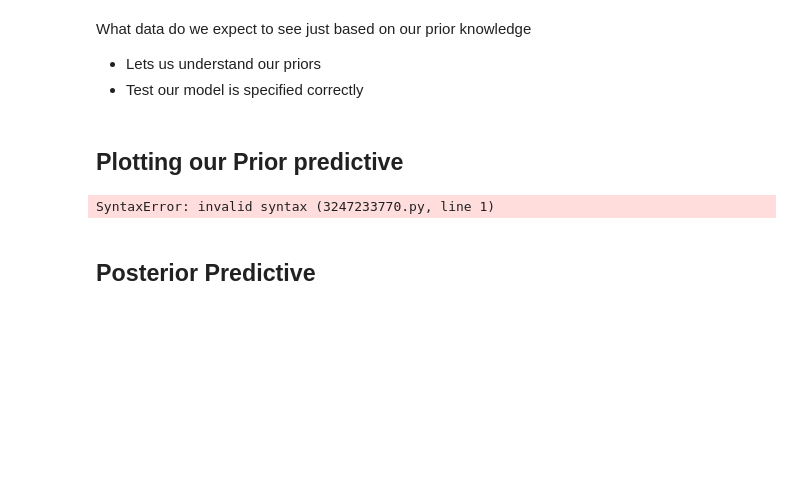
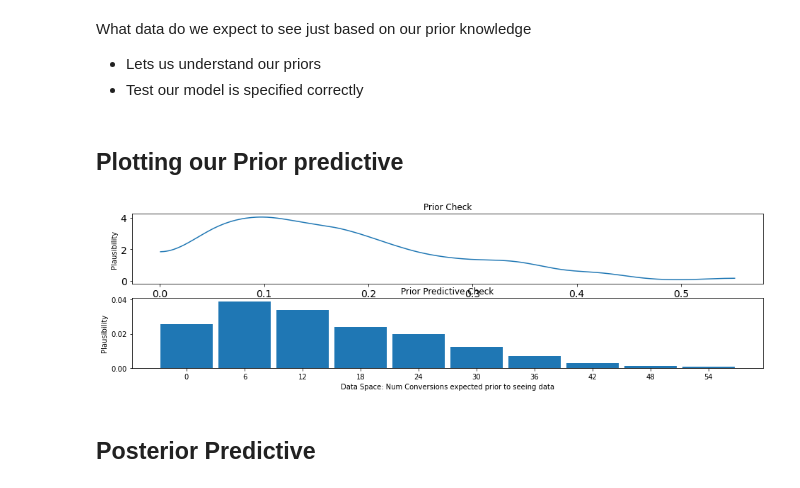
Before and after one commit to AlexAndorra/notebooks-experiments, a Jupyter notebook: 4_Bayes_Rule/Bayes_Rule_All.ipynb, the cells around one changed output. Saved outputs shown, nothing was run; the diff lists cells and outputs as text; code cells hidden in the pictures; blank space fills up the shorter version.

```diff
--- a/4_Bayes_Rule/Bayes_Rule_All.ipynb
+++ b/4_Bayes_Rule/Bayes_Rule_All.ipynb
@@ -472,8 +472,13 @@ What data do we expect to see just based on our prior knowledge
 # %% [markdown]
 ## Plotting our Prior predictive
 # %%
-fig axes
-ax = az.plot_dist(prior_a.prior["conversion_rate"])
-ax.set(xlabel="Parameter Space: Prior conversion rate", ylabel="Plausibility", title="Prior Check");
+fig, axes = plt.subplots(2, 1, figsize=(16,4), sharex=False)
+az.plot_dist(prior_a.prior["conversion_rate"], ax=axes[0])
+axes[0].set(xlabel="Parameter Space: Prior conversion rate", ylabel="Plausibility", title="Prior Check")
+
+az.plot_dist(prior_a.prior_predictive["num_conversions"], ax=axes[1])
+axes[1].set(xlabel="Data Space: Num Conversions expected prior to seeing data",
+       ylabel="Plausibility",
+       title="Prior Predictive Check");
 # %% [output]
-SyntaxError: invalid syntax (3247233770.py, line 1)
+[figure, added]
```
Also changed, not shown: parts of 9 cells of this notebook.
